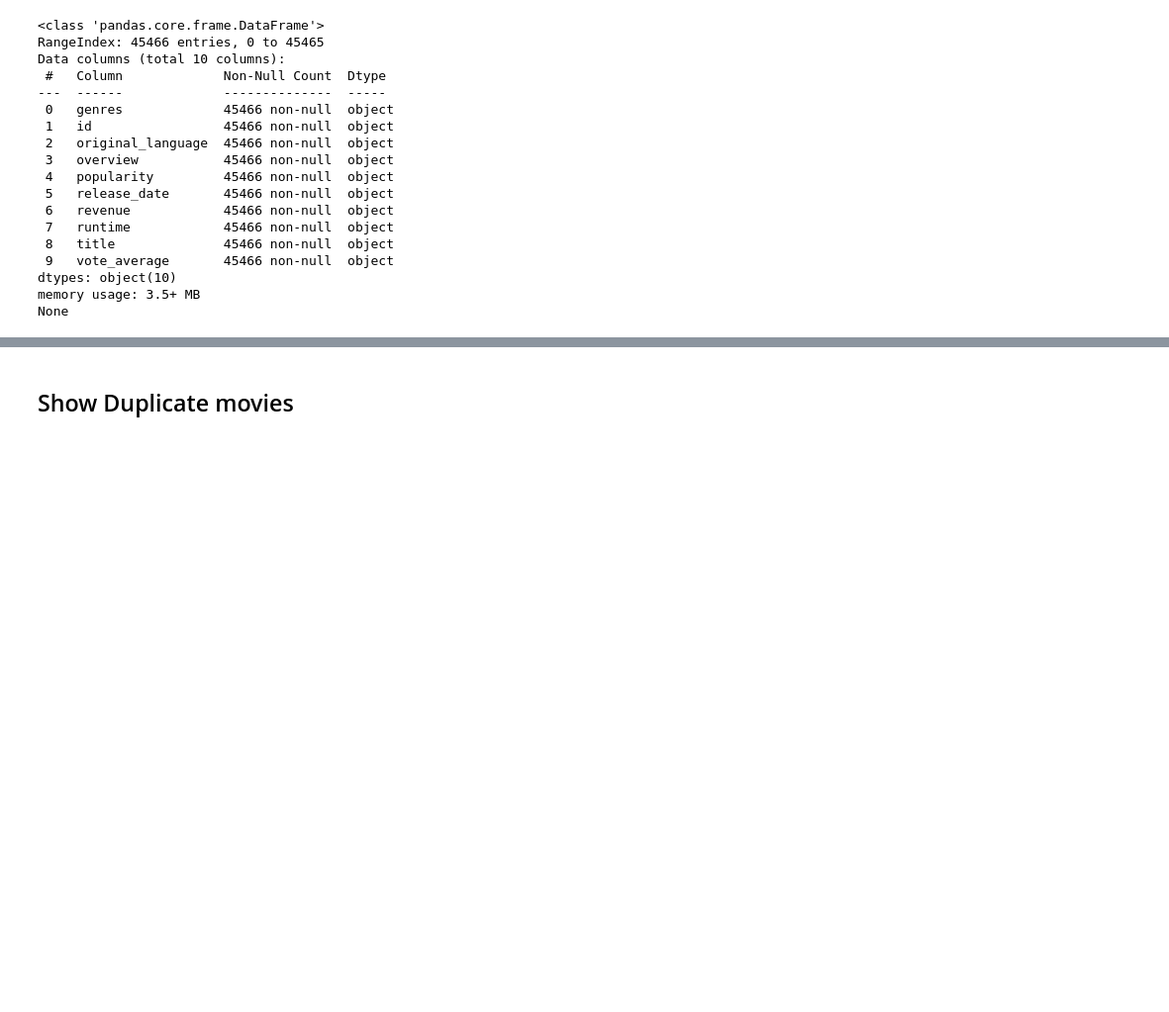
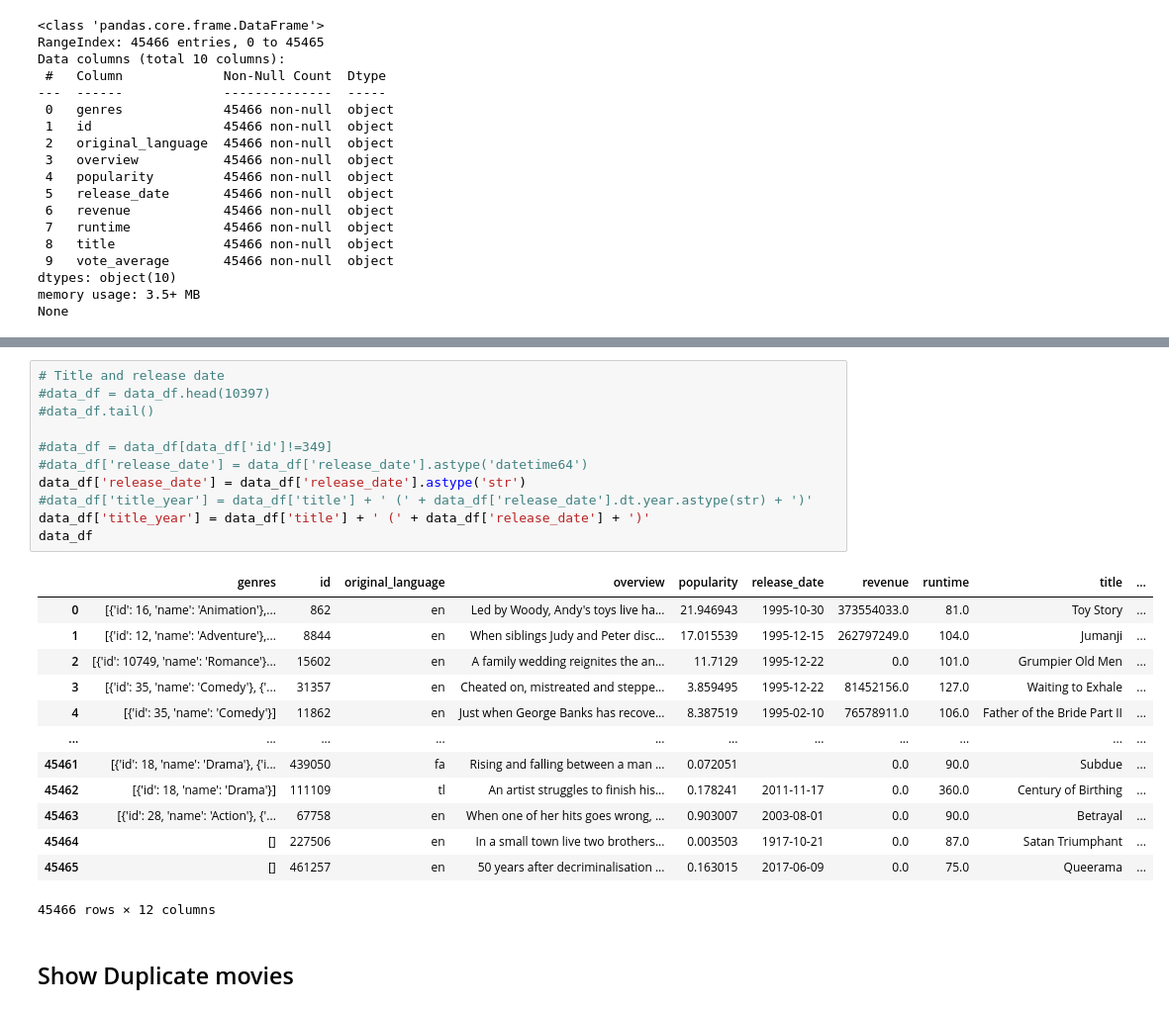
Before and after one commit to ThePrince26/Movie-Recommendation-System, a Jupyter notebook: Movie_Recommendation_System/Movie.ipynb, the cells around one changed output, grey strips where cells are left out. Shown at 99% size. Drawn from its saved outputs; the diff is of its cells as text; blank space fills up the shorter version.

```diff
--- a/Movie_Recommendation_System/Movie.ipynb
+++ b/Movie_Recommendation_System/Movie.ipynb
@@ -52,3 +65,28 @@ None
+# %%
+# Title and release date
+#data_df = data_df.head(10397)
+#data_df.tail()
+
+#data_df = data_df[data_df['id']!=349]
+#data_df['release_date'] = data_df['release_date'].astype('datetime64')
+data_df['release_date'] = data_df['release_date'].astype('str')
+#data_df['title_year'] = data_df['title'] + ' (' + data_df['release_date'].dt.year.astype(str) + ')'
+data_df['title_year'] = data_df['title'] + ' (' + data_df['release_date'] + ')'
+data_df
+# %% [output]
+|  | genres | id | original_language | overview | popularity | release_date | revenue | runtime | title | ... |
+| 0 | [{'id': 16, 'name': 'Animation'},... | 862 | en | Led by Woody, Andy's toys live ha... | 21.946943 | 1995-10-30 | 373554033.0 | 81.0 | Toy Story | ... |
+| 1 | [{'id': 12, 'name': 'Adventure'},... | 8844 | en | When siblings Judy and Peter disc... | 17.015539 | 1995-12-15 | 262797249.0 | 104.0 | Jumanji | ... |
+| 2 | [{'id': 10749, 'name': 'Romance'}... | 15602 | en | A family wedding reignites the an... | 11.7129 | 1995-12-22 | 0.0 | 101.0 | Grumpier Old Men | ... |
+| 3 | [{'id': 35, 'name': 'Comedy'}, {'... | 31357 | en | Cheated on, mistreated and steppe... | 3.859495 | 1995-12-22 | 81452156.0 | 127.0 | Waiting to Exhale | ... |
+| 4 | [{'id': 35, 'name': 'Comedy'}] | 11862 | en | Just when George Banks has recove... | 8.387519 | 1995-02-10 | 76578911.0 | 106.0 | Father of the Bride Part II | ... |
+| ... | ... | ... | ... | ... | ... | ... | ... | ... | ... | ... |
+| 45461 | [{'id': 18, 'name': 'Drama'}, {'i... | 439050 | fa | Rising and falling between a man ... | 0.072051 |  | 0.0 | 90.0 | Subdue | ... |
+| 45462 | [{'id': 18, 'name': 'Drama'}] | 111109 | tl | An artist struggles to finish his... | 0.178241 | 2011-11-17 | 0.0 | 360.0 | Century of Birthing | ... |
+| 45463 | [{'id': 28, 'name': 'Action'}, {'... | 67758 | en | When one of her hits goes wrong, ... | 0.903007 | 2003-08-01 | 0.0 | 90.0 | Betrayal | ... |
+| 45464 | [] | 227506 | en | In a small town live two brothers... | 0.003503 | 1917-10-21 | 0.0 | 87.0 | Satan Triumphant | ... |
+| 45465 | [] | 461257 | en | 50 years after decriminalisation ... | 0.163015 | 2017-06-09 | 0.0 | 75.0 | Queerama | ... |
+45466 rows × 12 columns
 # %% [markdown]
 ## Show Duplicate movies
 # %%
```
Also changed, not shown: parts of 5 cells of this notebook, 2 other files.
